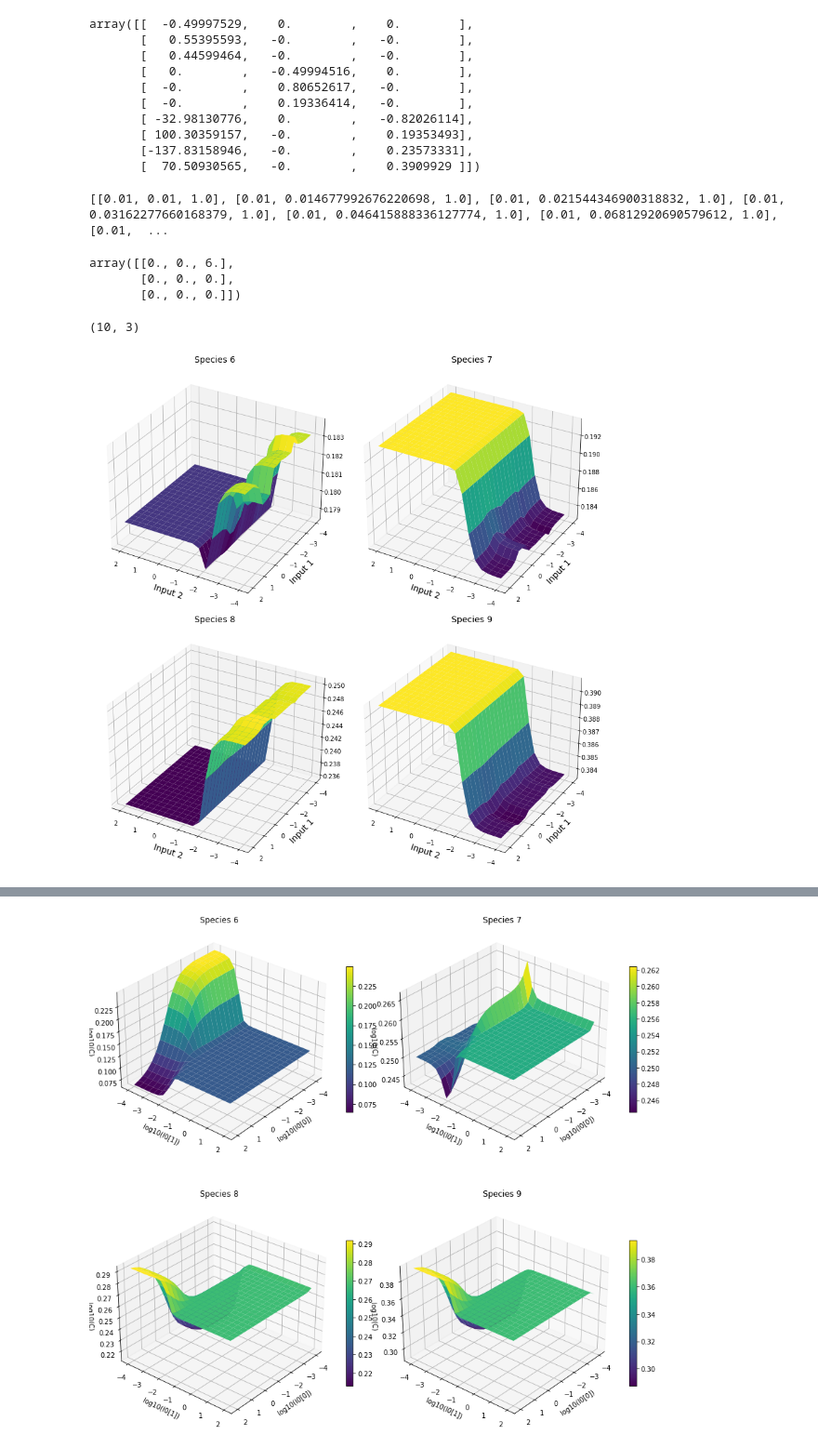
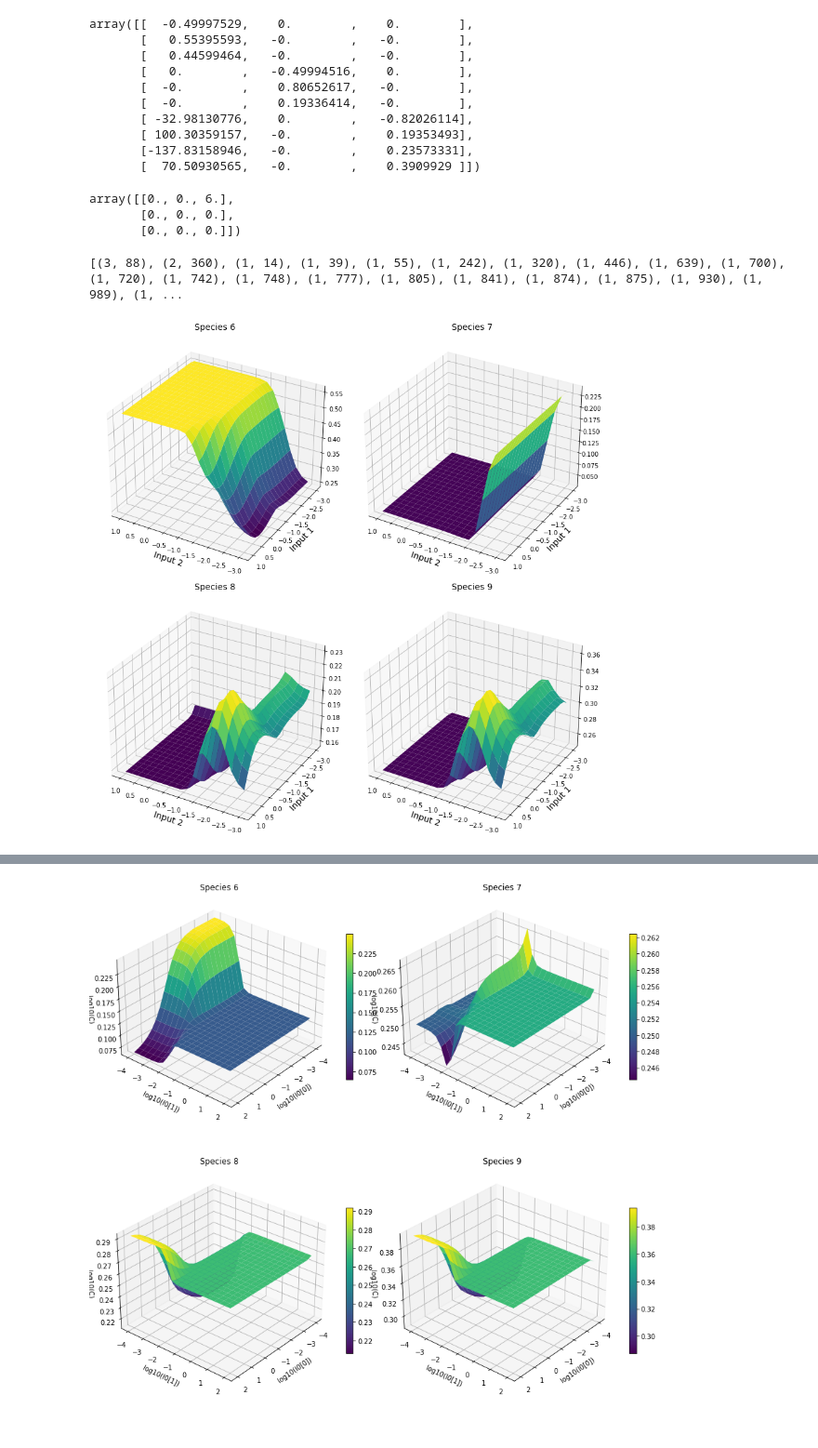
Before and after one commit to csfloyd/GlycanAnalysis, a Jupyter notebook: Python/analyze_data.ipynb, the cells around one changed output, grey strips where cells are left out. Shown: that part at 93% size. Drawn from its saved outputs; the diff is of its cells as text; code cells hidden in the pictures.

```diff
--- a/Python/analyze_data.ipynb
+++ b/Python/analyze_data.ipynb
@@ -35,7 +35,7 @@ First network has 3 cycles
 Network has 10 species and 20 reactions
 # %%
 path = "/Users/csfloyd/Dropbox/Projects/GlycanAnalysis/Dirs/F_range_3_dim_grid_sm"
-file = path + "/" + str(0) + "/SavedData.pkl"
+file = path + "/" + str(1) + "/SavedData.pkl"
 data_logger = NetworkDataLogger(file)
 
 sign_conditions = data_logger.network_data[0]['sign_conditions']
@@ -154,14 +154,14 @@ data_logger.network_data[network_index].keys()
 # %% [output]
 dict_keys(['network_params', 'interaction_matrix', 'cycles', 'n_cycles', 'sign_conditions', 'n_sign_conditions', 'C_full_list', 'l0_list', 'iteration', 'seed', 'dC_dl_list', 'E_range', 'B_range', 'F_r ...
 # %%
-network_index = 20
+network_index = 355
 
 print(M_values[network_index])
 print(data_logger.network_data[network_index]['n_sign_conditions'])
 
 
-C_ind = 7
-l_ind = 0
+C_ind = 6
+l_ind = 1
 l0_list = data_logger.network_data[network_index]['l0_list']
 C_full_list = data_logger.network_data[network_index]['C_full_list']
 
@@ -174,7 +174,7 @@ dC_dl_data = data_logger.network_data[network_index]['dC_dl_list']
 #C_data = [np.log10(C_full_list[i][C_ind])  for i in range(len(C_full_list))]
 C_data = [C_full_list[i][C_ind]  for i in range(len(C_full_list))]
 #C_data = [dC_dl_data[i][C_ind][l_ind]  for i in range(len(dC_dl_data))]
-#C_data = [d_log_C_d_log_l0_list[i][C_ind][l_ind]  for i in range(len(C_full_list))]
+C_data = [d_log_C_d_log_l0_list[i][C_ind][l_ind]  for i in range(len(C_full_list))]
 
 
 cut = 1e-8
@@ -182,7 +182,7 @@ cut = 1e-8
 #sign_condition_ids = get_sign_condition_ids([clamp_sign(p, cut).tolist() for p in d_log_C_d_log_l0_list])
 #n_conds, sign_condition_ids = count_unique_tensors_with_ids([clamp_sign(p, cut).tolist() for p in d_log_C_d_log_l0_list], conservative_comparison = True)#, log_scale = False)
 
-n_conds, sign_condition_ids = get_n_unique_signs_index(network_index, data_logger, 1e-10, conservative_comparison = True, log_scale = False, dims = sc_grad_dims)
+n_conds, sign_condition_ids = get_n_unique_signs_index(network_index, data_logger, 1e-6, conservative_comparison = True, log_scale = False, dims = sc_grad_dims)
 print(n_conds)
 
 # Create figure with two subplots side by side
@@ -232,41 +232,29 @@ array([[  -0.49997529,    0.        ,    0.        ],
        [ 100.30359157,   -0.        ,    0.19353493],
        [-137.83158946,   -0.        ,    0.23573331],
        [  70.50930565,   -0.        ,    0.3909929 ]])
-# %%
- # Create grid over the specified input dimensions
-l0_grid = np.logspace(np.log10(1e-2), np.log10(1e1), 19)
-input_dims = [0,1]
-l0_grid_iter = itertools.product(*[l0_grid] * len(input_dims))
-
-default_l0 = [1.0, 1.0, 1.0]
-l0_list = []
-for l0_grid_vals in l0_grid_iter:
-    # Start with default values for all dimensions
-    l0 = default_l0.copy()
-
-    # Set grid values for the specified input dimensions
-    for i, dim in enumerate(input_dims):
-        l0[dim] = l0_grid_vals[i]
-    l0_list.append(l0)
-
-print(l0_list)
-# %% [output]
-[[0.01, 0.01, 1.0], [0.01, 0.014677992676220698, 1.0], [0.01, 0.021544346900318832, 1.0], [0.01, 0.03162277660168379, 1.0], [0.01, 0.046415888336127774, 1.0], [0.01, 0.06812920690579612, 1.0], [0.01,  ...
 # %%
 data_logger.network_data[network_index]['interaction_matrix']
 # %% [output]
 array([[0., 0., 6.],
        [0., 0., 0.],
        [0., 0., 0.]])
-# %%
-dC_dl_data[0].shape
-# %% [output]
-(10, 3)
+# %%
+inds_by_M = {M: np.where(M_values == M)[0].tolist() for M in unique_M}
+ys_by_M = {M: y_data[inds_by_M[M]] for M in unique_M}
+
+M=14
+l= [(ys_by_M[M][t], inds_by_M[M][t]) for t in range(len(ys_by_M[M]))]
+
+sorted_list = sorted(l, key=lambda x: x[0], reverse=True)
+print(sorted_list)
+print("")
+# %% [output]
+[(3, 88), (2, 360), (1, 14), (1, 39), (1, 55), (1, 242), (1, 320), (1, 446), (1, 639), (1, 700), (1, 720), (1, 742), (1, 748), (1, 777), (1, 805), (1, 841), (1, 874), (1, 875), (1, 930), (1, 989), (1, ...
 # %%
 from scipy.interpolate import griddata
 from matplotlib import cm
 
-network_index = 2
+network_index = 355
 
 l0_list = data_logger.network_data[network_index]['l0_list']
 C_full_list = data_logger.network_data[network_index]['C_full_list']
@@ -286,8 +274,8 @@ fig = plt.figure(figsize=(12,12))
 
 for i, C_ind in enumerate([6,7,8,9]):
     # Get log concentrations for this species
-    C_data = [np.log10(C_full_list[i][C_ind]) for i in range(len(C_full_list))]
-    C_data = [C_full_list[i][C_ind] for i in range(len(C_full_list))]
+    # C_data = [np.log10(C_full_list[i][C_ind]) for j in range(len(C_full_list))]
+    C_data = [C_full_list[j][C_ind] for j in range(len(C_full_list))]
 
     # Create 3D subplot in 2x2 grid
     ax = fig.add_subplot(2, 2, i+1, projection='3d')
@@ -295,7 +283,8 @@ for i, C_ind in enumerate([6,7,8,9]):
 
     # Create meshgrid for 3D surface
     X, Y = np.meshgrid(np.unique(l0_x), np.unique(l0_y))
-    Z = np.array(C_data).reshape(X.shape).T
+    Z = np.array(C_data).reshape(X.shape)
+
 
     # Take the log of the coordinates
     log_X = np.log10(X)
@@ -321,31 +310,31 @@ for i, C_ind in enumerate([6,7,8,9]):
     # Flatten the log-transformed data points
     points = np.column_stack((log_X.ravel(), log_Y.ravel()))
     values = Z.ravel()
 
     # Do linear interpolation on the log-transformed data
     Z_fine = griddata(points, values, (log_X_fine, log_Y_fine), method='linear')
     #my_col = cm.jet(Z_fine/np.amax(Z_fine))
 
     # Plot the interpolated surface
     surf = ax.plot_surface(log_X_fine, log_Y_fine, Z_fine,  cmap='viridis')
 
     # Set viewpoint
     ax.view_init(elev=30, azim=120)
 
     fs = 14
     ax.set_facecolor('white')
     ax.set_xlabel('Input 2', fontsize=fs)
     ax.set_ylabel('Input 1', fontsize=fs)
     #ax.set_zlabel('C', fontsize=fs)
     # ax.set_xscale('log')
     # ax.set_yscale('log')
     #ax.set_zlim(0, 1)
     ax.set_title(f'Species {C_ind}', fontsize=fs)
 
     # Add colorbar
     #fig.colorbar(surf, ax=ax, shrink=0.5)
 
 plt.tight_layout()
 plt.show()
 # %% [output]
-[figure, old version]
+[figure, new version]
```
Also changed, not shown: parts of 6 cells of this notebook, 11 other files.
